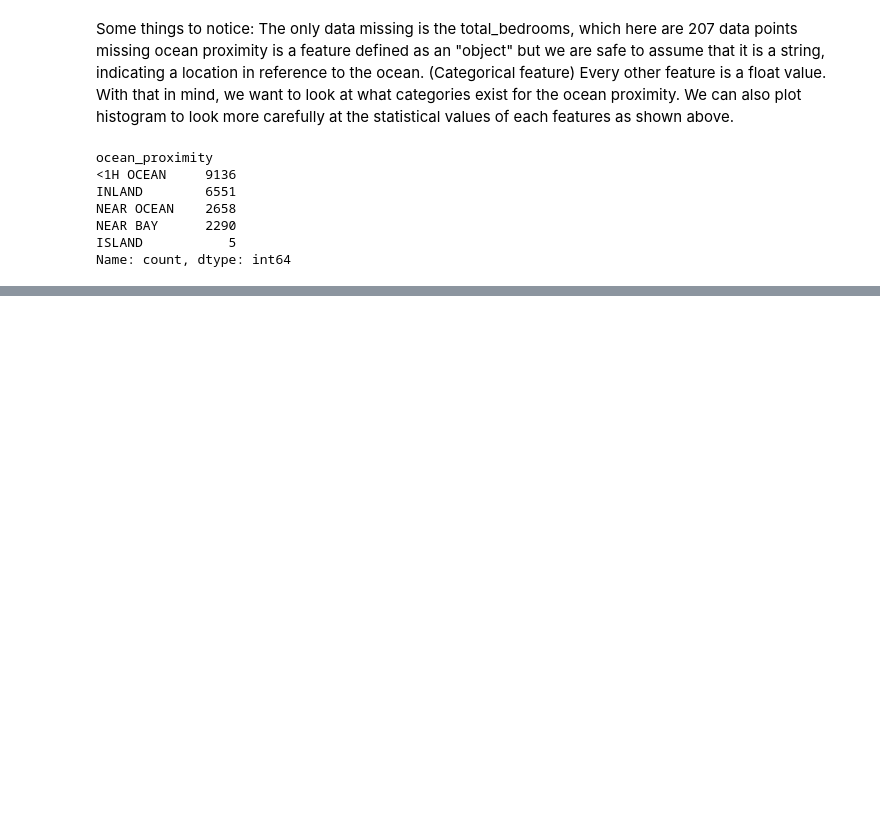
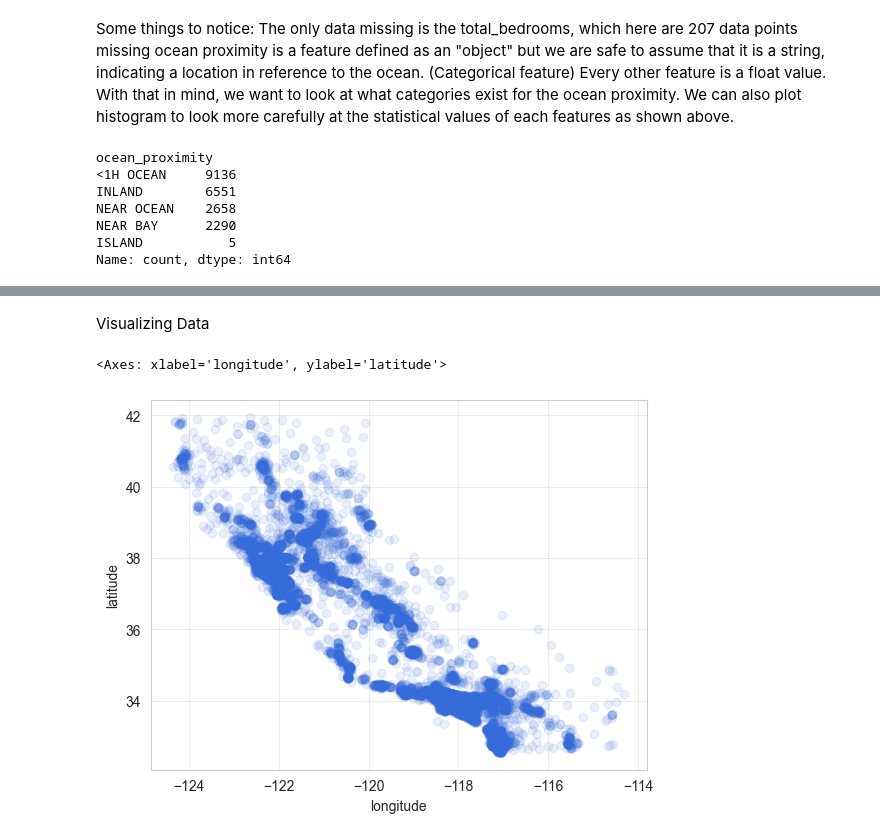
Before and after one commit to tona-akilabs/machine-learning-fundamentals, a Jupyter notebook: Housing.ipynb, the cells around one changed output, grey strips where cells are left out. Cells and saved outputs as stored; diff of their text form; code cells hidden in the pictures; blank space fills up the shorter version.

```diff
--- a/Housing.ipynb
+++ b/Housing.ipynb
@@ -84,0 +132,12 @@ Name: count, dtype: int64
+# %%
+housing['income_cat']=np.ceil(housing['median_income']/1.5)
+#housing['income_cat'].where(housing['income_cat'] < 5, 5.0, inplace=True)
+housing.loc[housing['income_cat'] >= 5, 'income_cat'] = 5.0
+#housing['income_cat']
+# %%
+from sklearn.model_selection import StratifiedShuffleSplit
+
+split = StratifiedShuffleSplit(n_splits=1,test_size=0.2,random_state=42)
+for train_index, test_index in split.split(housing, housing['income_cat']):
+    strat_train_set=housing.loc[train_index]
+    strat_test_set=housing.loc[test_index]
@@ -84,0 +158,9 @@ Name: count, dtype: int64
+# %%
+housing = strat_train_set.copy()
+# %% [markdown]
+Visualizing Data
+# %%
+sns.regplot(x='longitude',y='latitude',data=housing, scatter=True, fit_reg=False, scatter_kws={'alpha':0.1})
+# %% [output]
+<Axes: xlabel='longitude', ylabel='latitude'>
+[figure, added]
```
Also changed, not shown: parts of 9 cells of this notebook.
